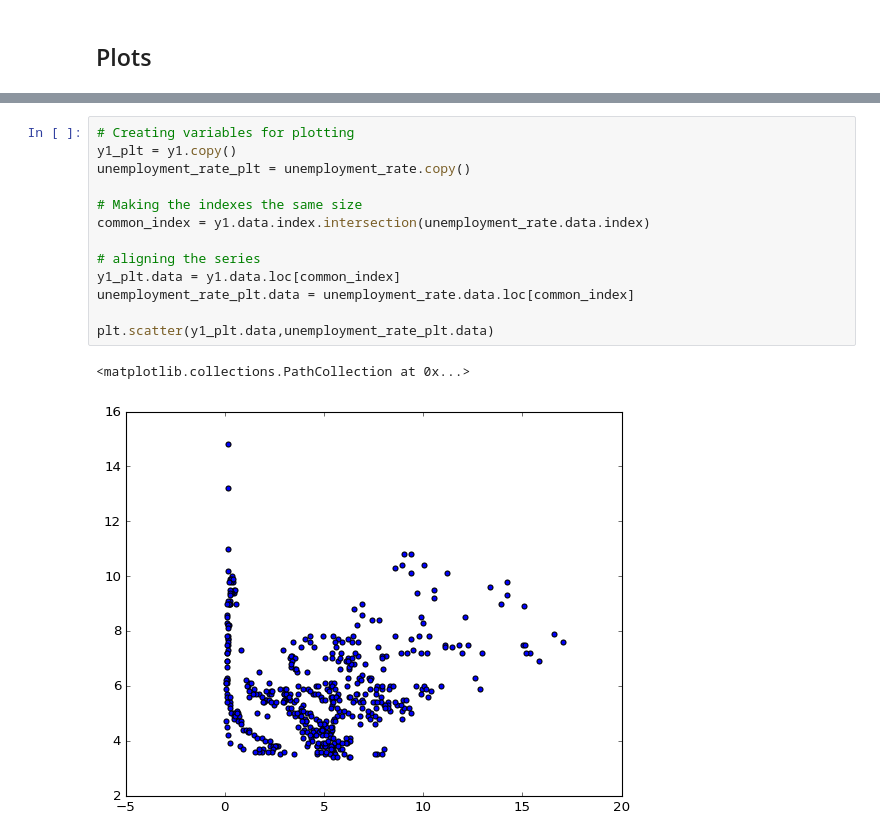
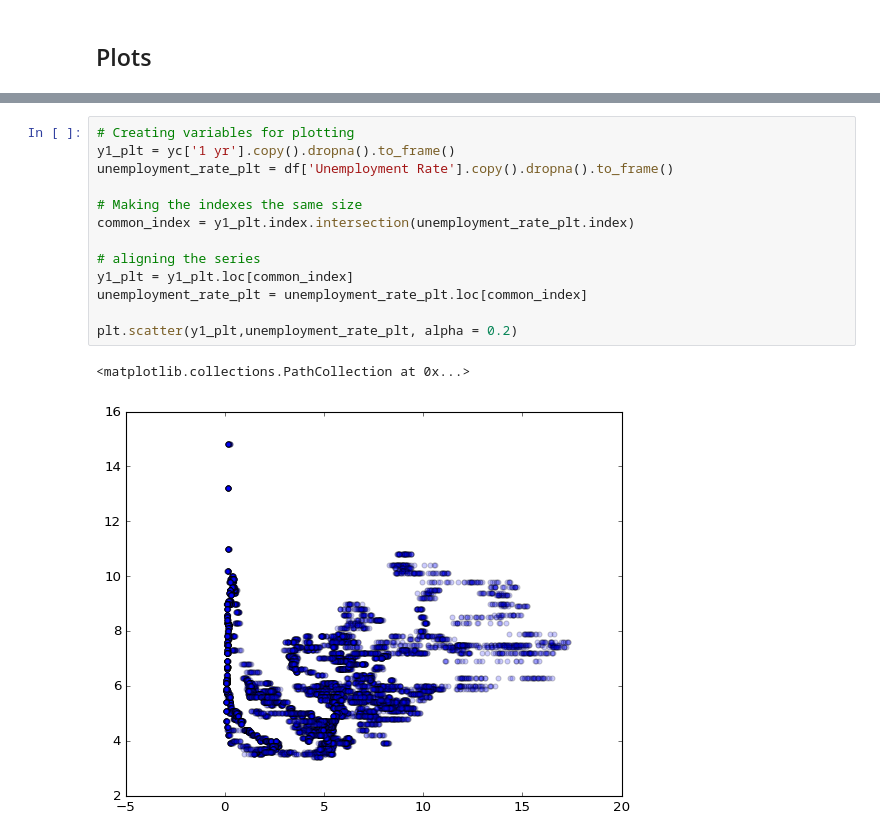
Before and after one commit to Faduzzle/data, a Jupyter notebook: econ/macroeconomic data.ipynb, the cells around one changed output, grey strips where cells are left out. Drawn from its saved outputs; the diff is of its cells as text.

```diff
--- a/econ/macroeconomic data.ipynb
+++ b/econ/macroeconomic data.ipynb
@@ -217,16 +209,16 @@ len(unemployment_rate.data)
 # %%
 # Creating variables for plotting
-y1_plt = y1.copy()
-unemployment_rate_plt = unemployment_rate.copy()
+y1_plt = yc['1 yr'].copy().dropna().to_frame()
+unemployment_rate_plt = df['Unemployment Rate'].copy().dropna().to_frame()
 
 # Making the indexes the same size
-common_index = y1.data.index.intersection(unemployment_rate.data.index)
+common_index = y1_plt.index.intersection(unemployment_rate_plt.index)
 
 # aligning the series
-y1_plt.data = y1.data.loc[common_index]
-unemployment_rate_plt.data = unemployment_rate.data.loc[common_index]
+y1_plt = y1_plt.loc[common_index]
+unemployment_rate_plt = unemployment_rate_plt.loc[common_index]
 
-plt.scatter(y1_plt.data,unemployment_rate_plt.data)
+plt.scatter(y1_plt,unemployment_rate_plt, alpha = 0.2)
 # %% [output]
 <matplotlib.collections.PathCollection at 0x...>
-[figure, old version]
+[figure, new version]
```
Also changed, not shown: parts of 5 cells of this notebook.
